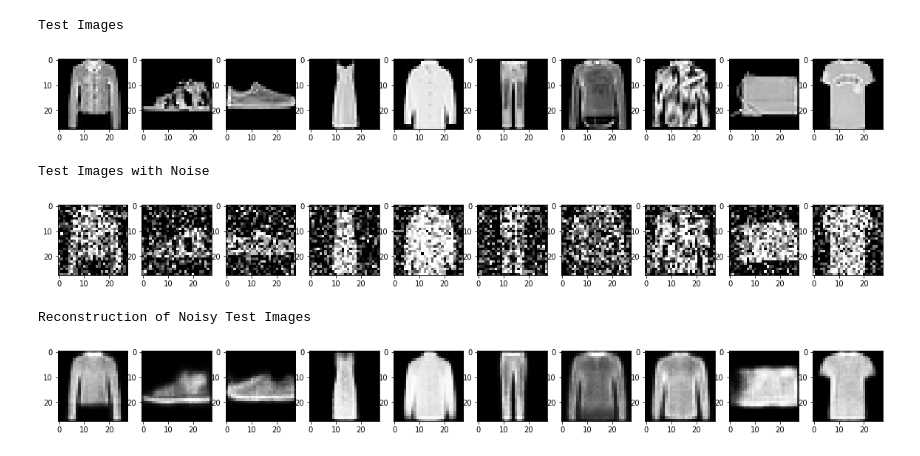
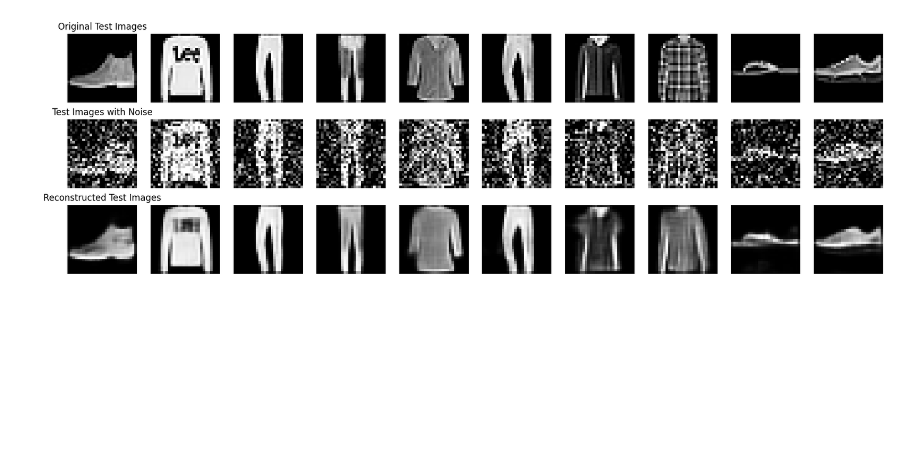
Before and after one commit to Santhosh-S14/COMP-6771-Project, a Jupyter notebook: COMP_6771_Project.ipynb, the cells around one changed output. Cells and saved outputs as stored; diff of their text form; code cells hidden in the pictures; blank space fills up the shorter version.

Commit message:
Changed the model to train

```diff
--- a/COMP_6771_Project.ipynb
+++ b/COMP_6771_Project.ipynb
@@ -62,4 +62,11 @@ GPU 0: NVIDIA A100-SXM4-40GB (UUID: GPU-9fa04223-cfd3-bd41-0088-9b79eb7773ec)
 # %%
-model.compile(loss='mean_squared_error', optimizer='adam')
-model.fit(x_train_noisy, x_train, validation_data=(x_test_noisy, x_test), epochs=10, batch_size=200)
+autoencoder = Model(inputs, decoded)
+
+autoencoder.compile(optimizer='adam', loss='mse')
+
+autoencoder.fit(x_train_noisy, x_train,
+                epochs=30,
+                batch_size=200,
+                shuffle=True,
+                validation_data=(x_test_noisy, x_test))
 # %% [output]
@@ -86,5 +90,5 @@ Epoch 10/10
 <keras.callbacks.History at 0x...>
 # %%
-pred = model.predict(x_test_noisy)
+pred = autoencoder.predict(x_test_noisy)
 pred.shape
 # %% [output]
@@ -93,29 +97,25 @@ pred.shape
 # %%
 x_test = np.reshape(x_test, (10000,28,28)) *255
 pred = np.reshape(pred, (10000,28,28)) *255
 x_test_noisy = np.reshape(x_test_noisy, (-1,28,28)) *255
-plt.figure(figsize=(20, 4))
-print("Test Images")
-for i in range(10,20,1):
-    plt.subplot(2, 10, i+1)
-    plt.imshow(x_test[i,:,:], cmap='gray')
+
+fig, axs = plt.subplots(3, 10, figsize=(20, 6))
+
+for i in range(10):
+    axs[0, i].imshow(x_test[i], cmap='gray')
+    axs[0, i].axis('off')
+axs[0, 0].set_title('Original Test Images')
+
+for i in range(10):
+    axs[1, i].imshow(x_test_noisy[i], cmap='gray')
+    axs[1, i].axis('off')
+axs[1, 0].set_title('Test Images with Noise')
+
+for i in range(10):
+    axs[2, i].imshow(pred[i], cmap='gray')
+    axs[2, i].axis('off')
+axs[2, 0].set_title('Reconstructed Test Images')
+
 plt.show()
-plt.figure(figsize=(20, 4))
-print("Test Images with Noise")
-for i in range(10,20,1):
-    plt.subplot(2, 10, i+1)
-    plt.imshow(x_test_noisy[i,:,:], cmap='gray')
-plt.show()
-plt.figure(figsize=(20, 4))
-print("Reconstruction of Noisy Test Images")
-for i in range(10,20,1):
-    plt.subplot(2, 10, i+1)
-    plt.imshow(pred[i,:,:], cmap='gray')
-plt.show()
 # %% [output]
-Test Images
-[figure, old version]
+[figure, new version]
-Test Images with Noise
-[figure, removed]
-Reconstruction of Noisy Test Images
-[figure, removed]
```
Also changed, not shown: parts of 10 cells of this notebook.
